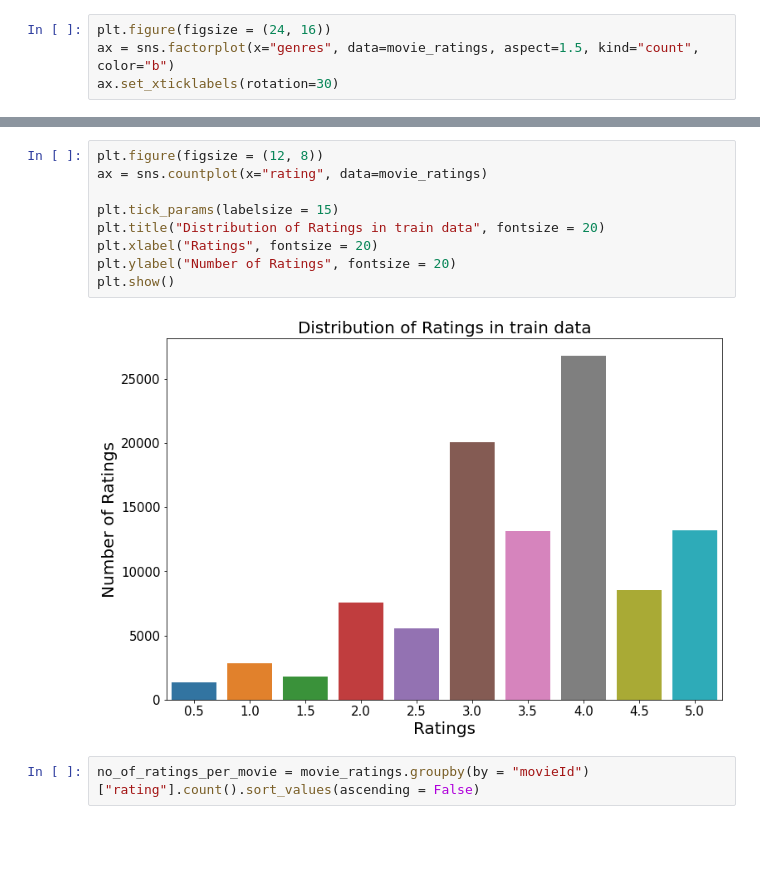
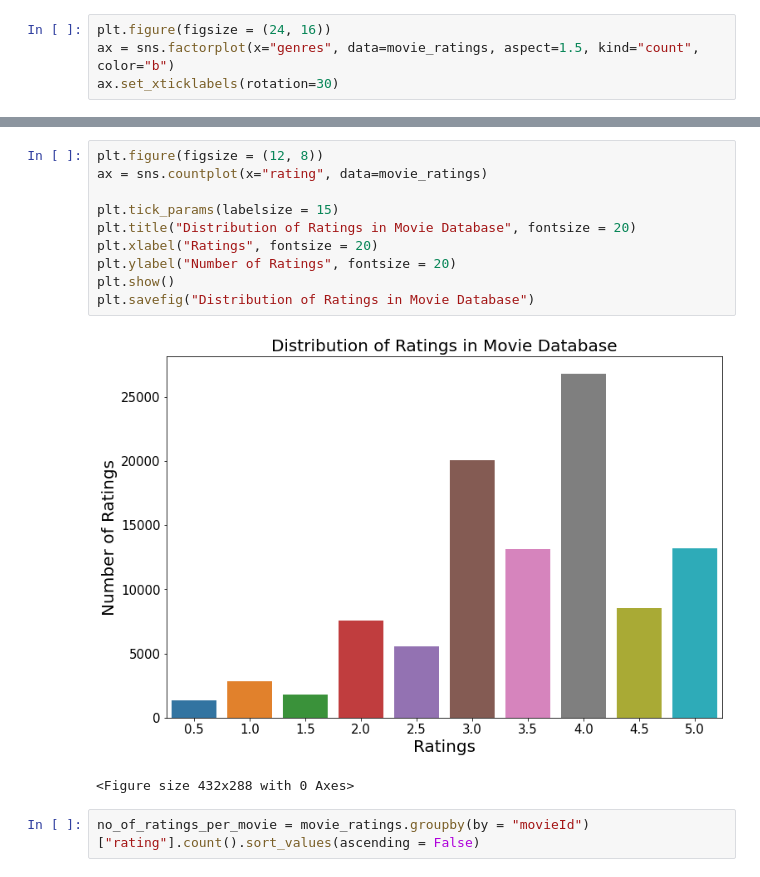
Before and after one commit to SinShady/Movie-Recommender, a Jupyter notebook: notebooks/exploratory/Will_indexs/wills_eda_small.ipynb, the cells around one changed output, grey strips where cells are left out. Drawn from its saved outputs; the diff is of its cells as text; blank space fills up the shorter version.

Commit message:
Cold Start early code and graphs

```diff
--- a/notebooks/exploratory/Will_indexs/wills_eda_small.ipynb
+++ b/notebooks/exploratory/Will_indexs/wills_eda_small.ipynb
@@ -120,14 +119,16 @@ plt.show()
 # %%
 plt.figure(figsize = (12, 8))
 ax = sns.countplot(x="rating", data=movie_ratings)
 
 plt.tick_params(labelsize = 15)
-plt.title("Distribution of Ratings in train data", fontsize = 20)
+plt.title("Distribution of Ratings in Movie Database", fontsize = 20)
 plt.xlabel("Ratings", fontsize = 20)
 plt.ylabel("Number of Ratings", fontsize = 20)
 plt.show()
+plt.savefig("Distribution of Ratings in Movie Database")
 # %% [output]
-[figure, old version]
+[figure, new version]
+<Figure size 432x288 with 0 Axes>
 # %%
 no_of_ratings_per_movie = movie_ratings.groupby(by = "movieId")["rating"].count().sort_values(ascending = False)
 # %%
```
Also changed, not shown: parts of 29 cells of this notebook.
